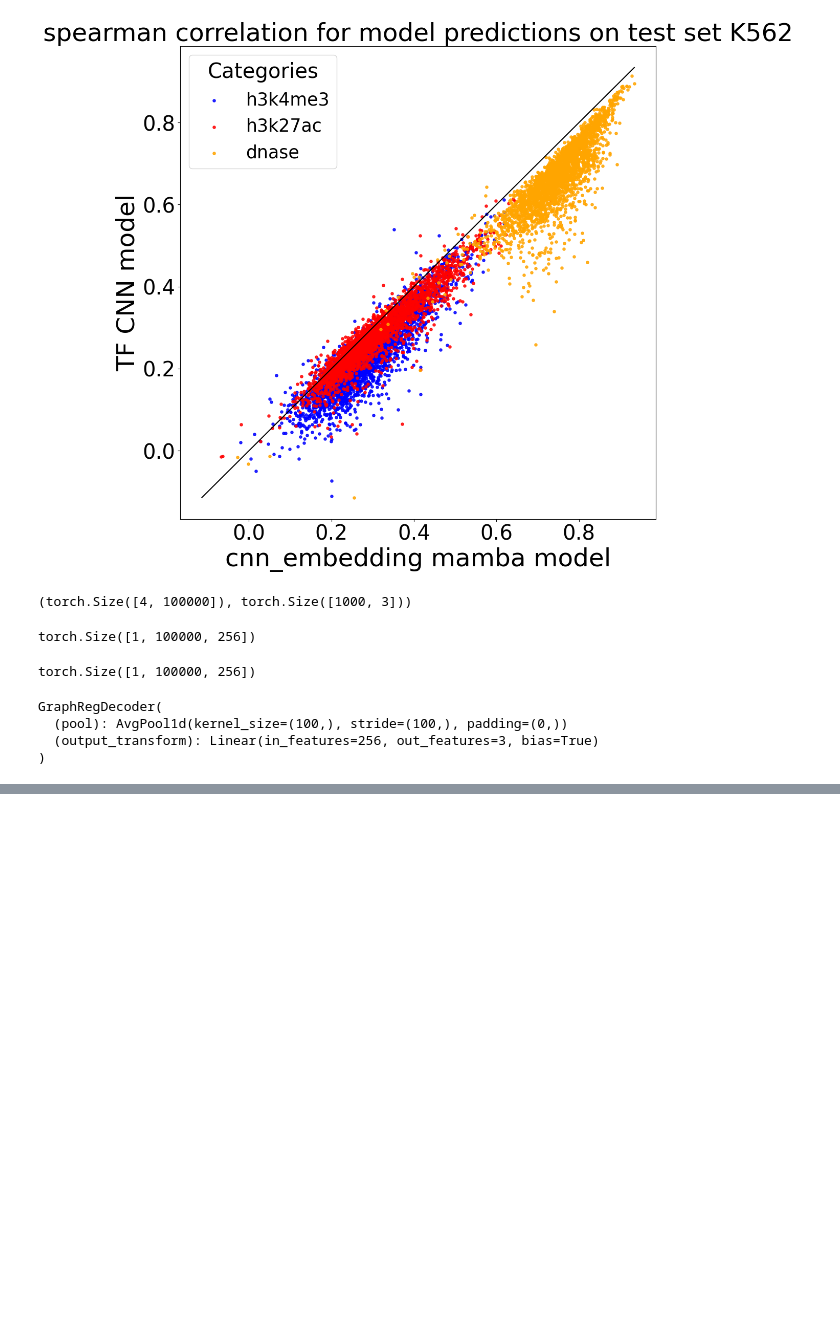
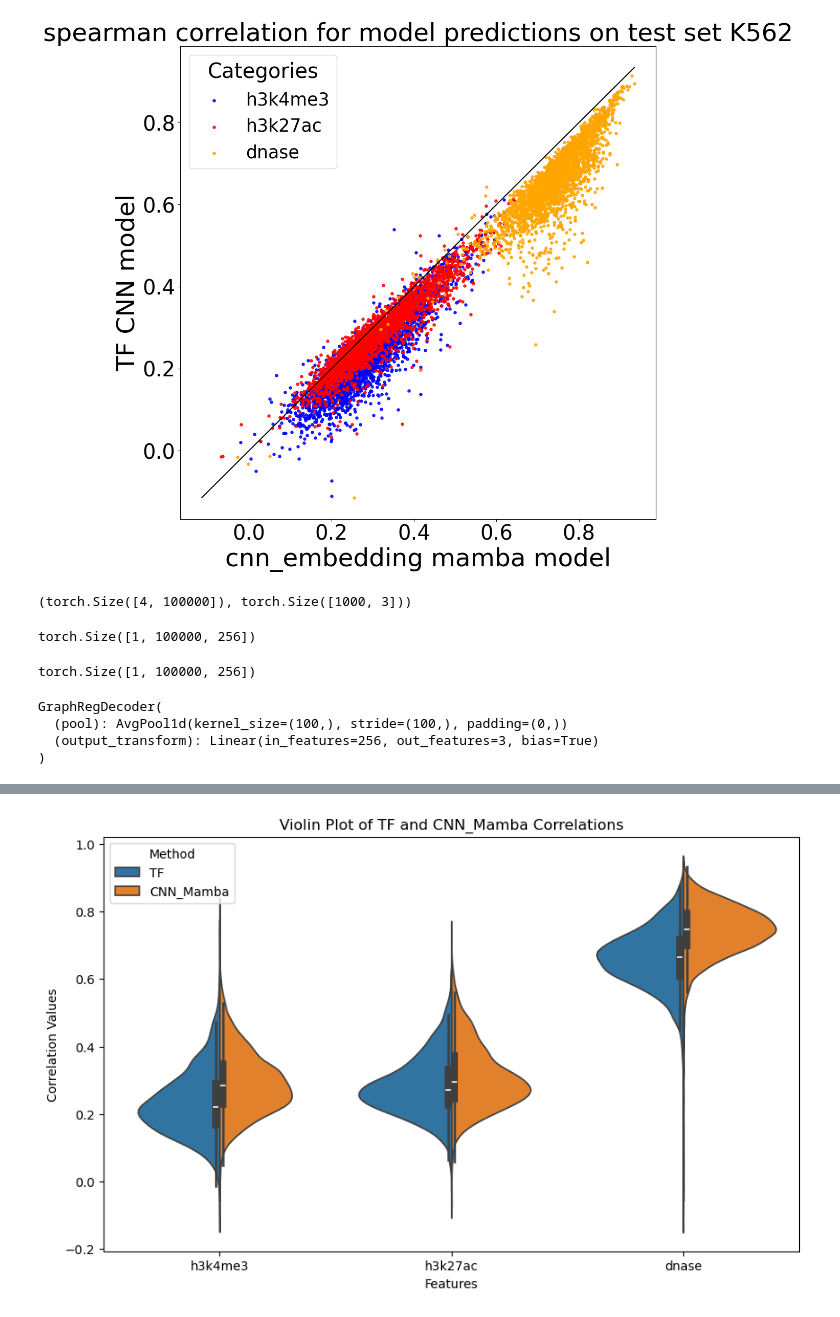
Before and after one commit to Sarthak-Ti/caduceus, a Jupyter notebook: code_test/evaluation_GR3.ipynb, the cells around one changed output, grey strips where cells are left out. Drawn from its saved outputs; the diff is of its cells as text; code cells hidden in the pictures; blank space fills up the shorter version.

```diff
--- a/code_test/evaluation_GR3.ipynb
+++ b/code_test/evaluation_GR3.ipynb
@@ -216,0 +380,40 @@ GraphRegDecoder(
+# %%
+# data = np.concatenate([corrs_tf, corrs_cnn], axis=0)
+# labels = ['h3k4me3'] * len(dataset) + ['h3k27ac'] * len(dataset) + ['dnase'] * len(dataset)
+# methods = ['TF'] * len(dataset) + ['cnn_embed_mamba'] * len(dataset)
+# labels = np.tile(labels, 2)  # Repeat labels for TF and PT
+# methods = np.repeat(methods, 3)  # Match order to labels
+
+# Create a DataFrame for seaborn
+corr1 = corrs_tf
+corr2 = corrs_cnn
+corr1_label = "TF"  # Label for corr1
+corr2_label = "CNN_Mamba"  # Label for corr2
+
+# Construct DataFrame
+df = pd.DataFrame({
+    f"{corr1_label}1": corr1[:, 0],
+    f"{corr1_label}2": corr1[:, 1],
+    f"{corr1_label}3": corr1[:, 2],
+    f"{corr2_label}1": corr2[:, 0],
+    f"{corr2_label}2": corr2[:, 1],
+    f"{corr2_label}3": corr2[:, 2]
+})
+
+# Melt the dataframe to long format for plotting
+df_melted = df.melt(var_name="Feature_Method", value_name="Values")
+
+# Split "Feature_Method" into "Feature" and "Method" columns
+df_melted["Feature"] = df_melted["Feature_Method"].str.extract(rf'({corr1_label}|{corr2_label})(\d)')[1].map({"1": "h3k4me3", "2": "h3k27ac", "3": "dnase"})
+df_melted["Method"] = df_melted["Feature_Method"].str.extract(rf'({corr1_label}|{corr2_label})')[0]
+
+# Plot the violin plot
+plt.figure(figsize=(10, 6))
+sns.violinplot(x="Feature", y="Values", hue="Method", data=df_melted, split=True)
+plt.title(f"Violin Plot of {corr1_label} and {corr2_label} Correlations")
+plt.ylabel("Correlation Values")
+plt.xlabel("Features")
+plt.legend(title="Method")
+plt.show()
+# %% [output]
+[figure, added]
```
Also changed, not shown: parts of 11 cells of this notebook, 10 other files.
